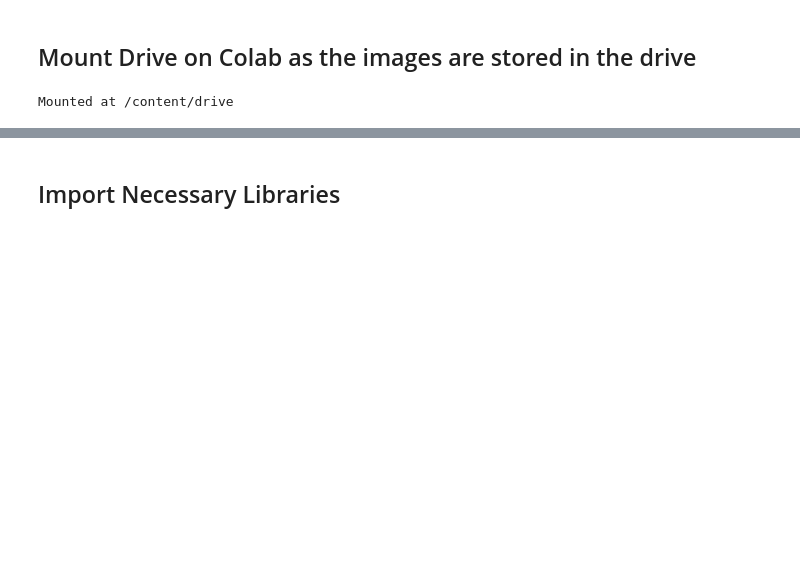
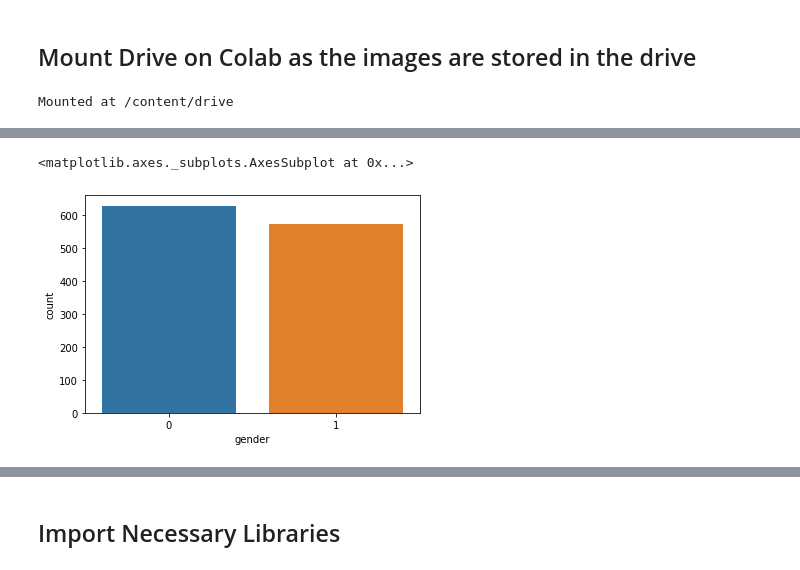
Before and after one commit to plaban1981/Deep-Learning-KERAS, a Jupyter notebook: Age_Category_Classification_using_Tensorflow_Transfer_Learning.ipynb, the cells around one changed output, grey strips where cells are left out. Cells and saved outputs as stored; diff of their text form; code cells hidden in the pictures; blank space fills up the shorter version.

```diff
--- a/Age_Category_Classification_using_Tensorflow_Transfer_Learning.ipynb
+++ b/Age_Category_Classification_using_Tensorflow_Transfer_Learning.ipynb
@@ -9,0 +167,5 @@ Mounted at /content/drive
+# %%
+sns.countplot(x='gender',data=X_test)
+# %% [output]
+<matplotlib.axes._subplots.AxesSubplot at 0x...>
+[figure, added]
```
Also changed, not shown: parts of 84 cells of this notebook.
